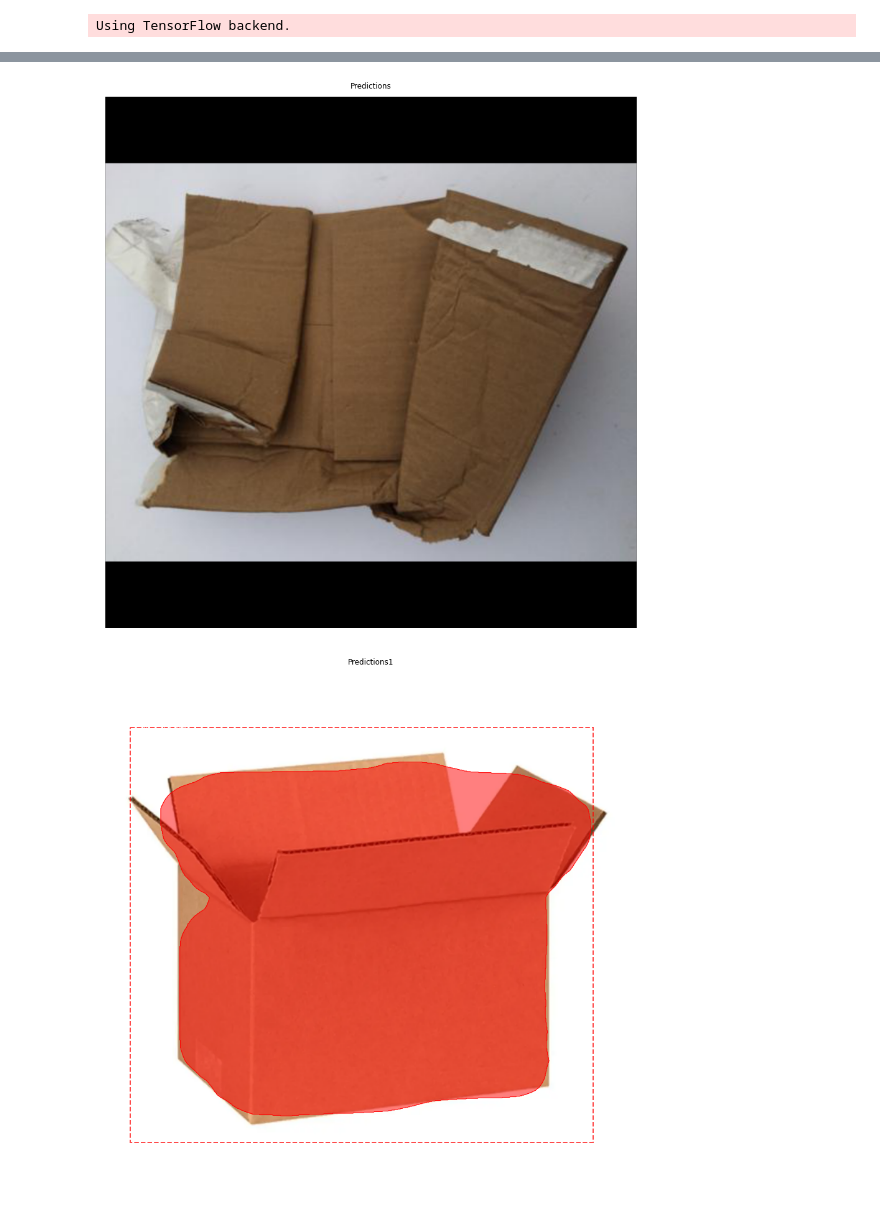
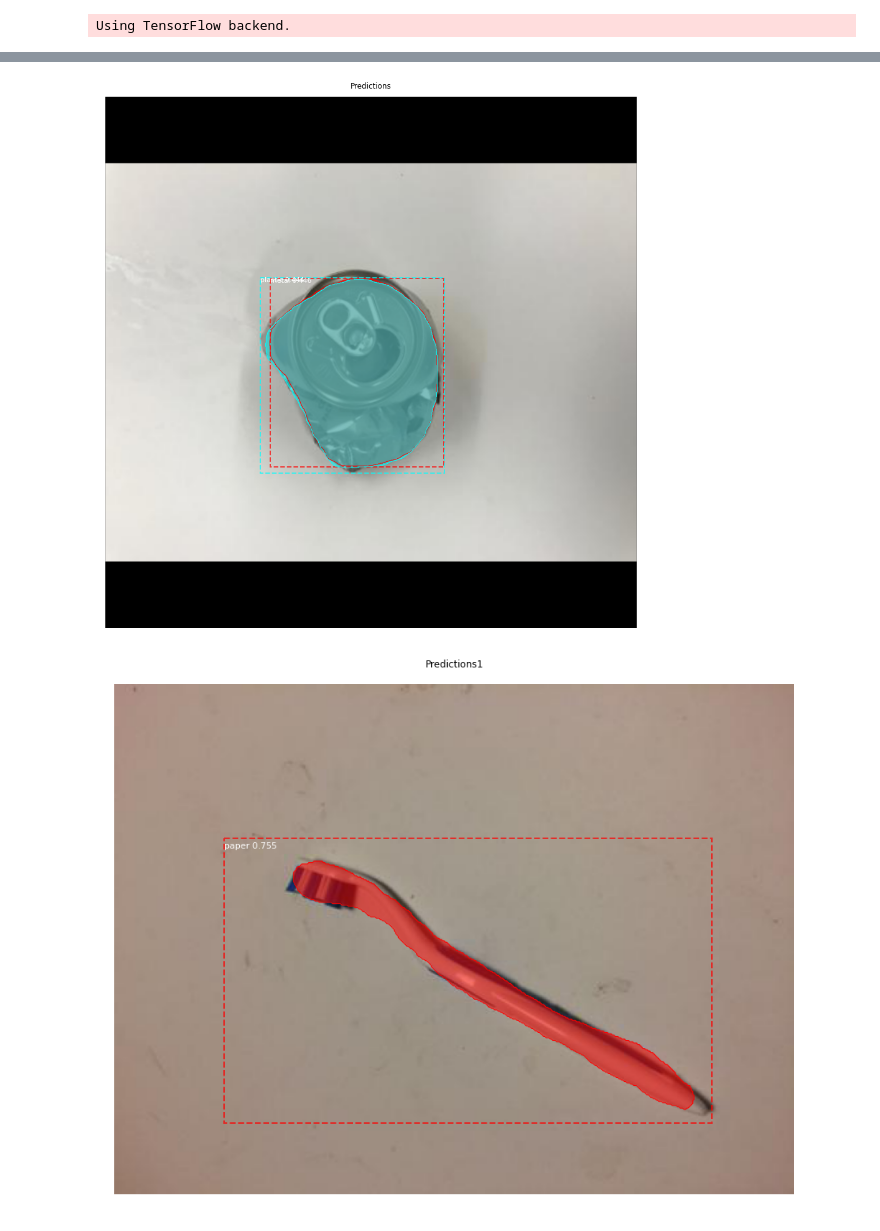
Before and after one commit to bogdanjianu150/MaskRCNNv2, a Jupyter notebook: p2.ipynb, the cells around one changed output, grey strips where cells are left out. Saved outputs shown, nothing was run; the diff lists cells and outputs as text; code cells hidden in the pictures.

```diff
--- a/p2.ipynb
+++ b/p2.ipynb
@@ -75,13 +52,13 @@ class CustomConfig(Config):
 
     #Se foloseste GPU de la Google Colab => se pot procesa 2 imagini
     # Ajustabil pentru resurse mai limitate
-    IMAGES_PER_GPU = 2
+    IMAGES_PER_GPU = 1
     #numarul de clase + fundalul
     NUM_CLASSES = 7  # fundal + (carton, sticla, hartie, plastic, metal, gunoi)
     # Numarul de pasi pe epoca de antrenare
-    STEPS_PER_EPOCH = 1000
+    STEPS_PER_EPOCH = 200     #nr de img din setul de antrenare / (nr de placi video * nr de imagini / placa video) = 2000/2 = 1000
     # Se ignora detectiile cu procent < 90%
-    DETECTION_MIN_CONFIDENCE = 0.9
+    DETECTION_MIN_CONFIDENCE = 0.2
 # %%
 dataset_path = os.path.abspath("/content/drive/MyDrive/trashnet")
 images_path = os.path.abspath("/content/drive/MyDrive/trashnet/data_tv")
@@ -325,9 +247,9 @@ Epoch 1/10
 class InferenceConfig(CustomConfig):
   GPU_COUNT = 1
   IMAGES_PER_GPU = 1
-  DETECTION_MIN_CONFIDENCE = 0.8
+  DETECTION_MIN_CONFIDENCE = 0.2
 # %%
 #vizualizarea modelului si a altor parametrii pentru predictie
 
-config = InferenceConfig()
-config.display()
+iconfig = InferenceConfig()
+iconfig.display()
@@ -342,9 +421,9 @@ print("Images: {}\nClasses: {}".format(len(dataset.image_ids), dataset.class_nam
 #incarcarea fisierului cu modelul cu parametru de predictie
 
 MODEL_DIR = '/content/drive/MyDrive/Mask_RCNN/logs'
-model = modellib.MaskRCNN(mode="inference", model_dir=MODEL_DIR, config=config)
-#weights = model.find_last()
-weights = '/content/drive/MyDrive/Mask_RCNN/logs/object20220320T1635/mask_rcnn_object_0010.h5'
+model = modellib.MaskRCNN(mode="inference", model_dir=MODEL_DIR, config=iconfig)
+weights = model.find_last()
+#weights = '/content/drive/MyDrive/Mask_RCNN/logs/object20220320T1635/mask_rcnn_object_0010.h5'
 print("Loading weights ", weights)
 model.load_weights(weights, by_name=True)
 # %% [output]
@@ -372,14 +451,11 @@ visualize.display_instances(image, r['rois'], r['masks'], r['class_ids'], datase
 log("gt_class_id", gt_class_id)
 log("gt_bbox", gt_bbox)
 log("gt_mask", gt_mask)
-mAP, precisions, recalls, overlaps = utils.compute_ap(gt_bbox, gt_class_id, gt_mask, r["rois"], r["class_ids"], r["scores"], r['masks'])
-print("mAP = ");
-print(mAP);
-print(precisions);
-print(recalls);
+#mAP, precisions, recalls, overlaps = utils.compute_ap(gt_bbox, gt_class_id, gt_mask, r["rois"], r["class_ids"], r["scores"], r['masks'])
+
 
 # aleg o noua imagine care nu este in setul de validare
-path_to_new_image = '/content/drive/MyDrive/trashnet/predictie/val/cardboard2.jpg'
+path_to_new_image = '/content/drive/MyDrive/trashnet/data_tv/train/trash134.jpg'
 image1 = mpimg.imread(path_to_new_image)
 results1 = model.detect([image1], verbose=1)
 # afisare rezultate
@@ -410,3 +479,3 @@ image_metas              shape: (1, 19)               min:    0.00000  max: 1024
 anchors                  shape: (1, 261888, 4)        min:   -0.35390  max:    1.29134  float32
-[figure, old version]
+[figure, new version]
-[figure, old version]
+[figure, new version]
```
Also changed, not shown: parts of 12 cells of this notebook.
